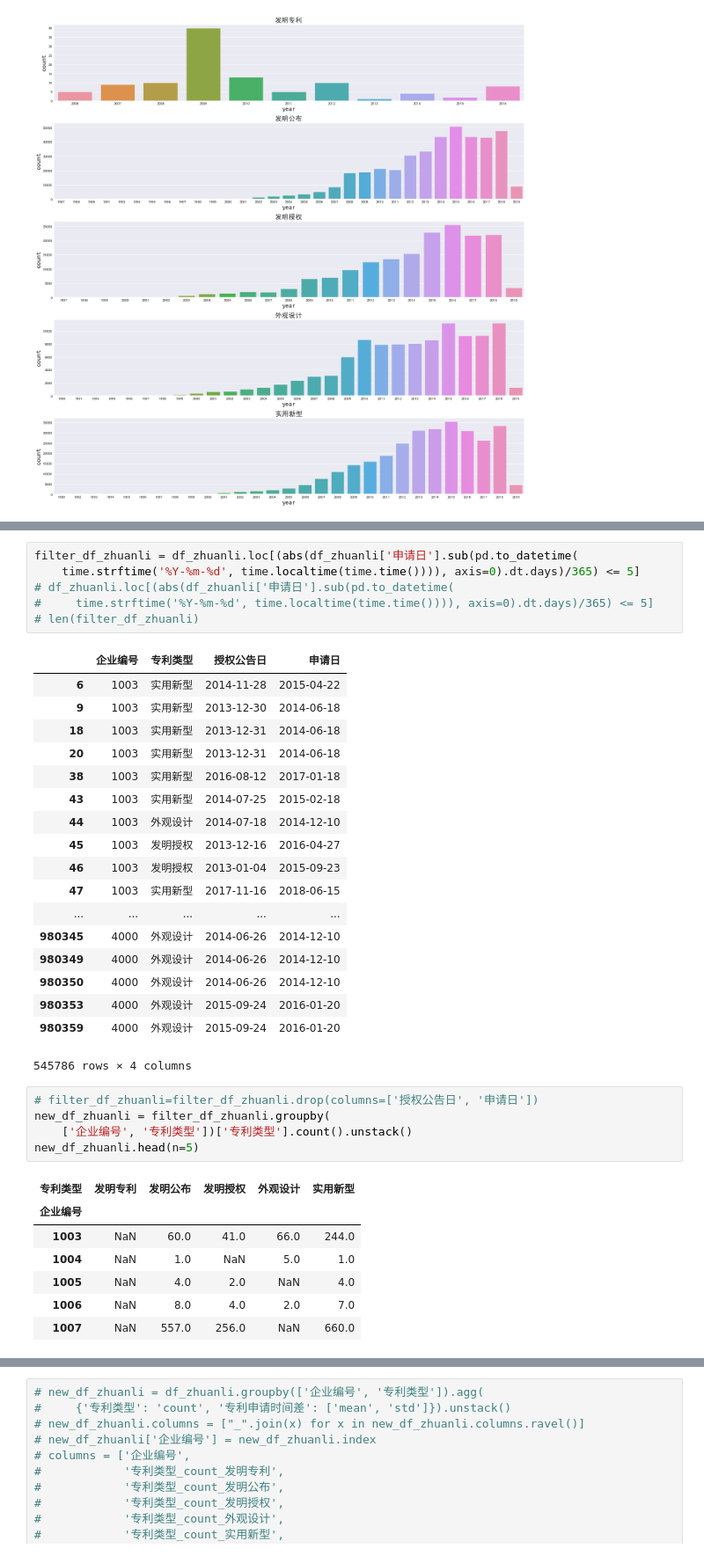
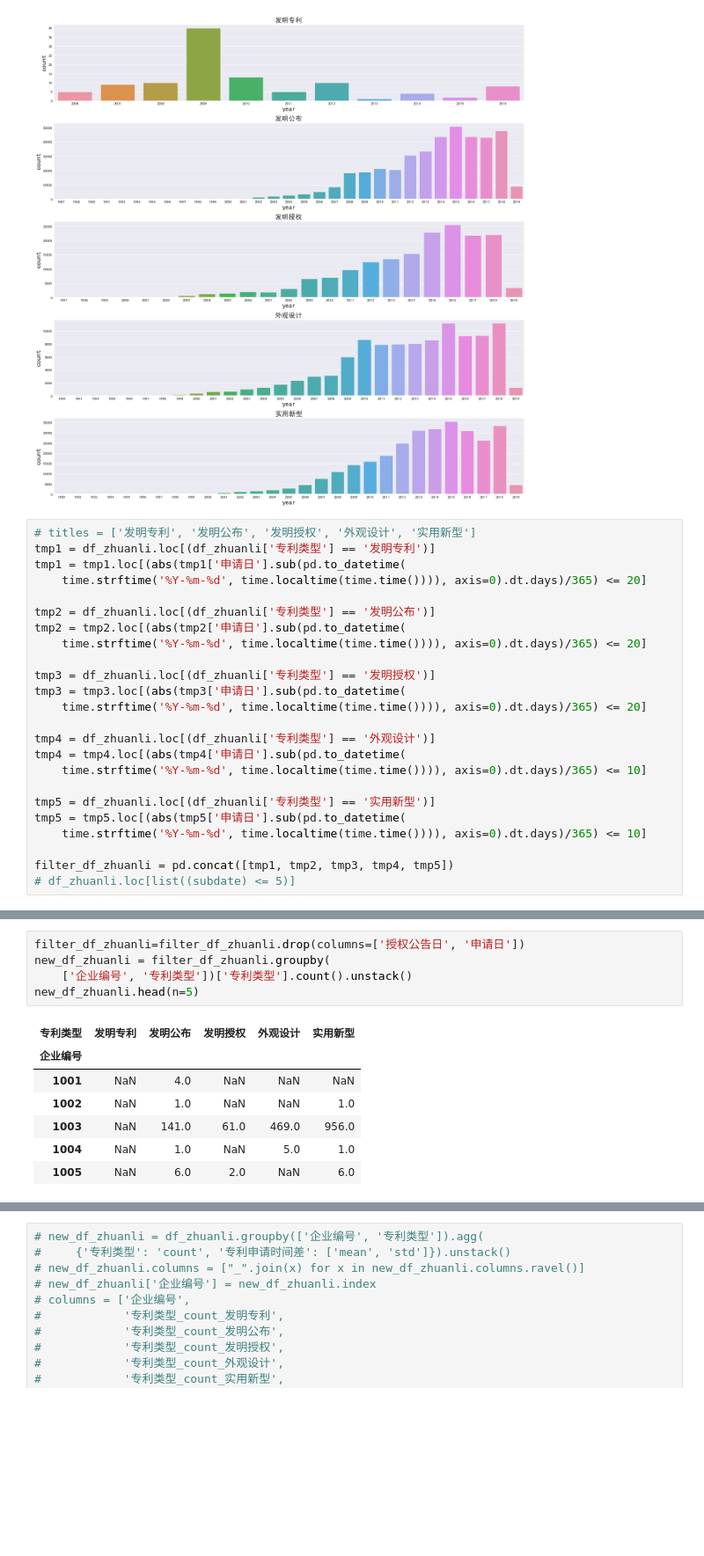
Before and after one commit to AlanConstantine/ISI-WorldCup2019, a Jupyter notebook: Code/Preprocessing/zhuanli_preprocess.ipynb, the cells around one changed output, grey strips where cells are left out. Shown at 88% size. Drawn from its saved outputs; the diff is of its cells as text; blank space fills up the shorter version.

Commit message:
Update zhuanli

```diff
--- a/Code/Preprocessing/zhuanli_preprocess.ipynb
+++ b/Code/Preprocessing/zhuanli_preprocess.ipynb
@@ -102,4 +102,28 @@ for ax, title in zip(axlist, titles):
 fig.tight_layout()
 # %% [output]
 [figure]
+# %%
+# titles = ['发明专利', '发明公布', '发明授权', '外观设计', '实用新型']
+tmp1 = df_zhuanli.loc[(df_zhuanli['专利类型'] == '发明专利')]
+tmp1 = tmp1.loc[(abs(tmp1['申请日'].sub(pd.to_datetime(
+    time.strftime('%Y-%m-%d', time.localtime(time.time()))), axis=0).dt.days)/365) <= 20]
+
+tmp2 = df_zhuanli.loc[(df_zhuanli['专利类型'] == '发明公布')]
+tmp2 = tmp2.loc[(abs(tmp2['申请日'].sub(pd.to_datetime(
+    time.strftime('%Y-%m-%d', time.localtime(time.time()))), axis=0).dt.days)/365) <= 20]
+
+tmp3 = df_zhuanli.loc[(df_zhuanli['专利类型'] == '发明授权')]
+tmp3 = tmp3.loc[(abs(tmp3['申请日'].sub(pd.to_datetime(
+    time.strftime('%Y-%m-%d', time.localtime(time.time()))), axis=0).dt.days)/365) <= 20]
+
+tmp4 = df_zhuanli.loc[(df_zhuanli['专利类型'] == '外观设计')]
+tmp4 = tmp4.loc[(abs(tmp4['申请日'].sub(pd.to_datetime(
+    time.strftime('%Y-%m-%d', time.localtime(time.time()))), axis=0).dt.days)/365) <= 10]
+
+tmp5 = df_zhuanli.loc[(df_zhuanli['专利类型'] == '实用新型')]
+tmp5 = tmp5.loc[(abs(tmp5['申请日'].sub(pd.to_datetime(
+    time.strftime('%Y-%m-%d', time.localtime(time.time()))), axis=0).dt.days)/365) <= 10]
+
+filter_df_zhuanli = pd.concat([tmp1, tmp2, tmp3, tmp4, tmp5])
+# df_zhuanli.loc[list((subdate) <= 5)]
 # %%
@@ -132,41 +154,16 @@ Name: 申请日, Length: 980360, dtype: datetime64[ns]
-# %%
-filter_df_zhuanli = df_zhuanli.loc[(abs(df_zhuanli['申请日'].sub(pd.to_datetime(
-    time.strftime('%Y-%m-%d', time.localtime(time.time()))), axis=0).dt.days)/365) <= 5]
-# df_zhuanli.loc[(abs(df_zhuanli['申请日'].sub(pd.to_datetime(
-#     time.strftime('%Y-%m-%d', time.localtime(time.time()))), axis=0).dt.days)/365) <= 5]
-# len(filter_df_zhuanli)
-# %% [output]
-|  | 企业编号 | 专利类型 | 授权公告日 | 申请日 |
-| 6 | 1003 | 实用新型 | 2014-11-28 | 2015-04-22 |
-| 9 | 1003 | 实用新型 | 2013-12-30 | 2014-06-18 |
-| 18 | 1003 | 实用新型 | 2013-12-31 | 2014-06-18 |
-| 20 | 1003 | 实用新型 | 2013-12-31 | 2014-06-18 |
-| 38 | 1003 | 实用新型 | 2016-08-12 | 2017-01-18 |
-| 43 | 1003 | 实用新型 | 2014-07-25 | 2015-02-18 |
-| 44 | 1003 | 外观设计 | 2014-07-18 | 2014-12-10 |
-| 45 | 1003 | 发明授权 | 2013-12-16 | 2016-04-27 |
-| 46 | 1003 | 发明授权 | 2013-01-04 | 2015-09-23 |
-| 47 | 1003 | 实用新型 | 2017-11-16 | 2018-06-15 |
-| ... | ... | ... | ... | ... |
-| 980345 | 4000 | 外观设计 | 2014-06-26 | 2014-12-10 |
-| 980349 | 4000 | 外观设计 | 2014-06-26 | 2014-12-10 |
-| 980350 | 4000 | 外观设计 | 2014-06-26 | 2014-12-10 |
-| 980353 | 4000 | 外观设计 | 2015-09-24 | 2016-01-20 |
-| 980359 | 4000 | 外观设计 | 2015-09-24 | 2016-01-20 |
-545786 rows × 4 columns
 # %%
-# filter_df_zhuanli=filter_df_zhuanli.drop(columns=['授权公告日', '申请日'])
+filter_df_zhuanli=filter_df_zhuanli.drop(columns=['授权公告日', '申请日'])
 new_df_zhuanli = filter_df_zhuanli.groupby(
     ['企业编号', '专利类型'])['专利类型'].count().unstack()
 new_df_zhuanli.head(n=5)
 # %% [output]
 | 专利类型 | 发明专利 | 发明公布 | 发明授权 | 外观设计 | 实用新型 |
 | 企业编号 |  |  |  |  |  |
-| 1003 | NaN | 60.0 | 41.0 | 66.0 | 244.0 |
+| 1001 | NaN | 4.0 | NaN | NaN | NaN |
+| 1002 | NaN | 1.0 | NaN | NaN | 1.0 |
+| 1003 | NaN | 141.0 | 61.0 | 469.0 | 956.0 |
 | 1004 | NaN | 1.0 | NaN | 5.0 | 1.0 |
-| 1005 | NaN | 4.0 | 2.0 | NaN | 4.0 |
-| 1006 | NaN | 8.0 | 4.0 | 2.0 | 7.0 |
-| 1007 | NaN | 557.0 | 256.0 | NaN | 660.0 |
+| 1005 | NaN | 6.0 | 2.0 | NaN | 6.0 |
 # %%
 # new_df_zhuanli = df_zhuanli.groupby(['企业编号', '专利类型'])['专利类型'].count().unstack()
 # new_df_zhuanli.columns = ['发明专利', '发明公布', '发明授权', '外观设计', '实用新型']
```
Also changed, not shown: parts of 4 cells of this notebook.
